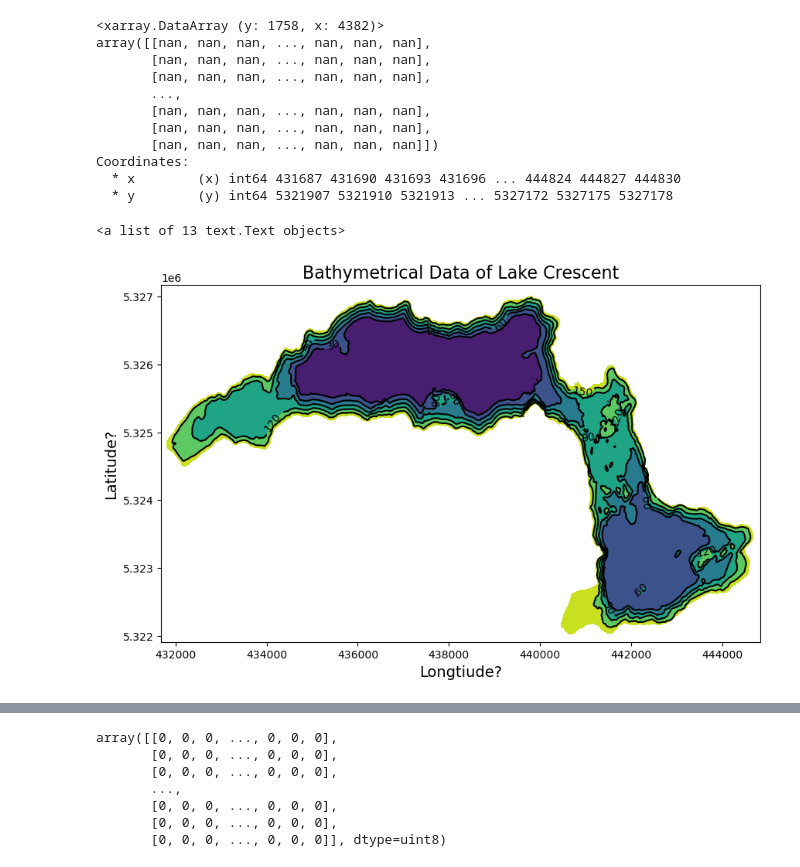
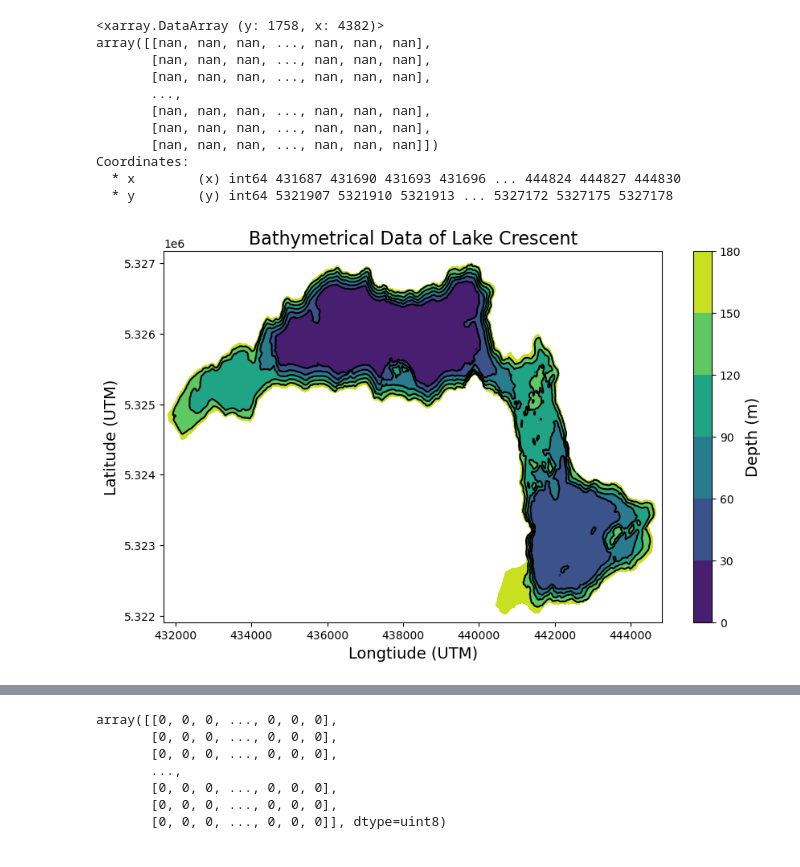
Before and after one commit to mhavely/Havely.M_FinalProject, a Jupyter notebook: project_code.ipynb, the cells around one changed output, grey strips where cells are left out. Drawn from its saved outputs; the diff is of its cells as text; code cells hidden in the pictures.

```diff
--- a/project_code.ipynb
+++ b/project_code.ipynb
@@ -52,6 +48,4 @@ filepath_asc = 'bathy_asc_lake_crescent.asc'
 
 ## Converted to a Numpy Array
 dn_asc = np.genfromtxt(filepath_asc, skip_header = 6, dtype = float, delimiter = ' ')
-dn_asc = np.where(dn_asc != -9999)
-print(len(dn_asc))
-print(dn_asc)
+# dn_asc = np.where(dn_asc != -9999) # may have to comment this out to get data to work in xr file
@@ -100,20 +101,22 @@ Coordinates:
   * x        (x) int64 431687 431690 431693 431696 ... 444824 444827 444830
   * y        (y) int64 5321907 5321910 5321913 ... 5327172 5327175 5327178
 # %%
-# Bathymetry
+# Bathymetry Graph
 
 ## Kathy's Feedback - bathymetry for contour and color for acoustic backscatter
 fig, ax = plt.subplots(figsize = (10,6))
 ax = plt.gca()
 
 cntr = plt.contourf(x, y, data_xr, cmap = 'viridis', levels = 5)
+colorbar = plt.colorbar()
+colorbar.set_label('Depth (m)', fontsize = 14)
+plt.xlabel('Longtiude (UTM)', fontsize = 14)
+plt.ylabel('Latitude (UTM)', fontsize = 14)
+plt.title('Bathymetrical Data of Lake Crescent', fontsize = 16)
 cntr_lines = plt.contour(x, y, data_xr, colors = 'black', levels = 5, linewith = 1)
-plt.xlabel('Longtiude?', fontsize = 14)
-plt.ylabel('Latitude?', fontsize = 14)
-plt.title('Bathymetrical Data of Lake Crescent', fontsize = 16)
-plt.clabel(cntr_lines)
+
+plt.savefig('bathymetry_data')
 # %% [output]
-<a list of 13 text.Text objects>
-[figure, old version]
+[figure, new version]
 # %%
 # converting my UTM coordinates to lat-lon
```
Also changed, not shown: parts of 13 cells of this notebook, 2 other files.
